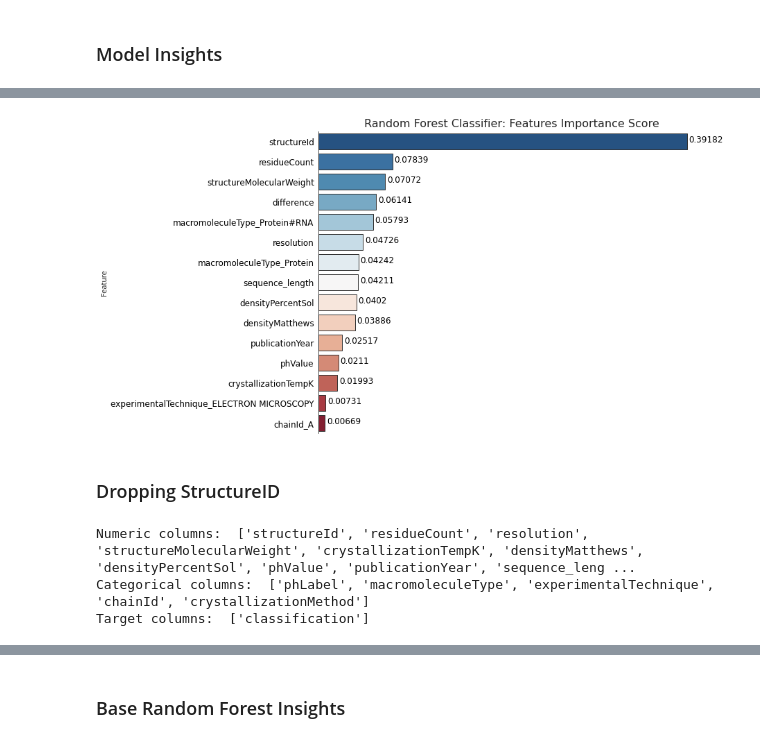
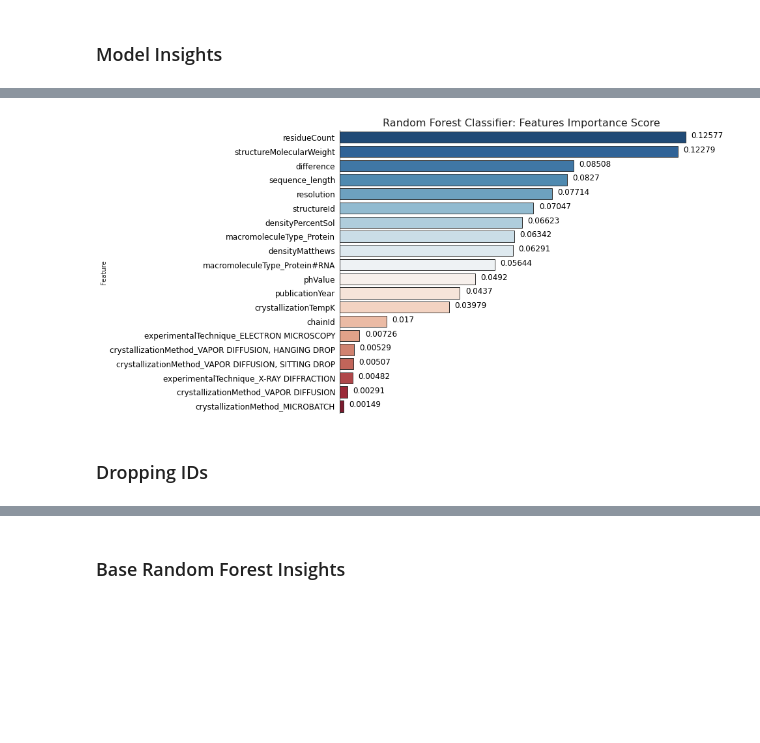
Before and after one commit to vkolupayev/Data-Science-Machine-Learning.-Protein-Classification, a Jupyter notebook: Structural_Protein_Sequences.ipynb, the cells around one changed output, grey strips where cells are left out. Drawn from its saved outputs; the diff is of its cells as text; code cells hidden in the pictures; blank space fills up the shorter version.

```diff
--- a/Structural_Protein_Sequences.ipynb
+++ b/Structural_Protein_Sequences.ipynb
@@ -1089,5 +1341,6 @@ protein_prepared_valid = my_pipeline.transform(X_val)
 # %%
-model = RandomForestClassifier(n_jobs=-1, random_state=1)
-model.fit(protein_prepared_train,y_train)
-y_pred_val = model.predict(protein_prepared_valid)
-accuracy_score(y_val, y_pred_val)
+model = RandomForestClassifier(n_jobs=-1, random_state=42, oob_score=True)
+model.fit(preped, y_train)
+y_pred = model.predict(preped)
+f1_train = f1_score(y_train, y_pred, average='weighted')
+accur_train = accuracy_score(y_train, y_pred)
@@ -1110,0 +1394,2 @@ plot_confusion_matrix(rf_base_conf, classes,'Base Random Forest Classifier Model
+# %%
+model.fit(preped, y_train)
@@ -1111,3 +1405,2 @@ plot_confusion_matrix(rf_base_conf, classes,'Base Random Forest Classifier Model
 # %%
-dummy_train = pd.get_dummies(X_train)
-dummy_train = dummy_train.reset_index(drop=True)
+dummy_train = pd.get_dummies(X_train[categ_cols_caa]).columns.to_list()
@@ -1129,0 +1407,2 @@ dummy_train
+# %%
+columns = numeric_cols_caa + id_cols + dummy_train
@@ -1130,17 +1426,6 @@ dummy_train
 # %%
-sing_model(model, 'Random Forest Classifier')
+sing_model(model, columns, 'Random Forest Classifier')
 # %% [output]
-[figure, old version]
+[figure, new version]
 # %% [markdown]
-### Dropping StructureID
+### Dropping IDs
-# %%
-numeric_cols, categ_cols = find_dtype_col(df_protein_under)
-categ_cols.remove('classification')
-target_col = ['classification']
-print('Numeric columns: ', numeric_cols)
-print('Categorical columns: ', categ_cols)
-print('Target columns: ', target_col)
-# %% [output]
-Numeric columns:  ['structureId', 'residueCount', 'resolution', 'structureMolecularWeight', 'crystallizationTempK', 'densityMatthews', 'densityPercentSol', 'phValue', 'publicationYear', 'sequence_leng ...
-Categorical columns:  ['phLabel', 'macromoleculeType', 'experimentalTechnique', 'chainId', 'crystallizationMethod']
-Target columns:  ['classification']
```
Also changed, not shown: parts of 223 cells of this notebook, 1 other file.
